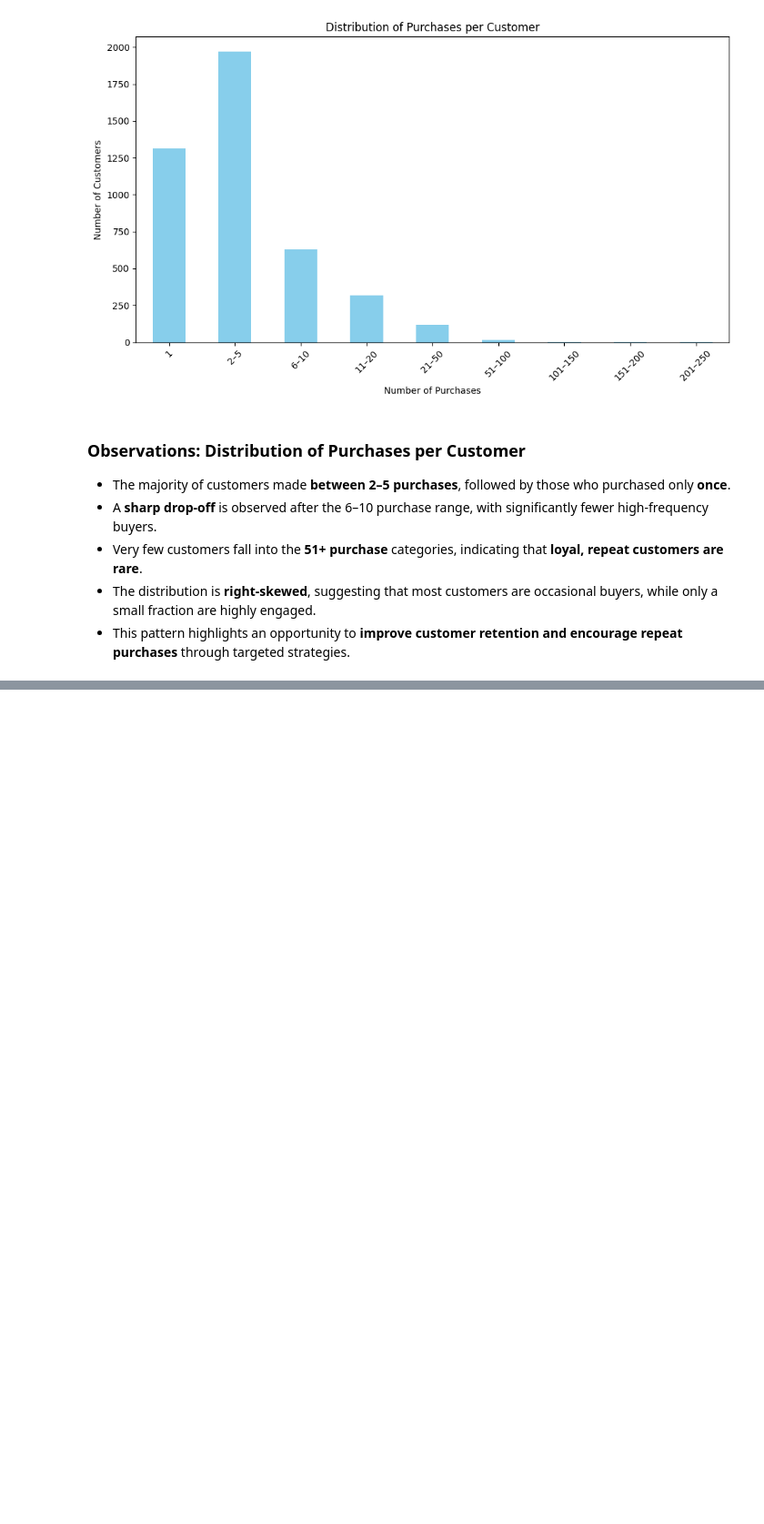
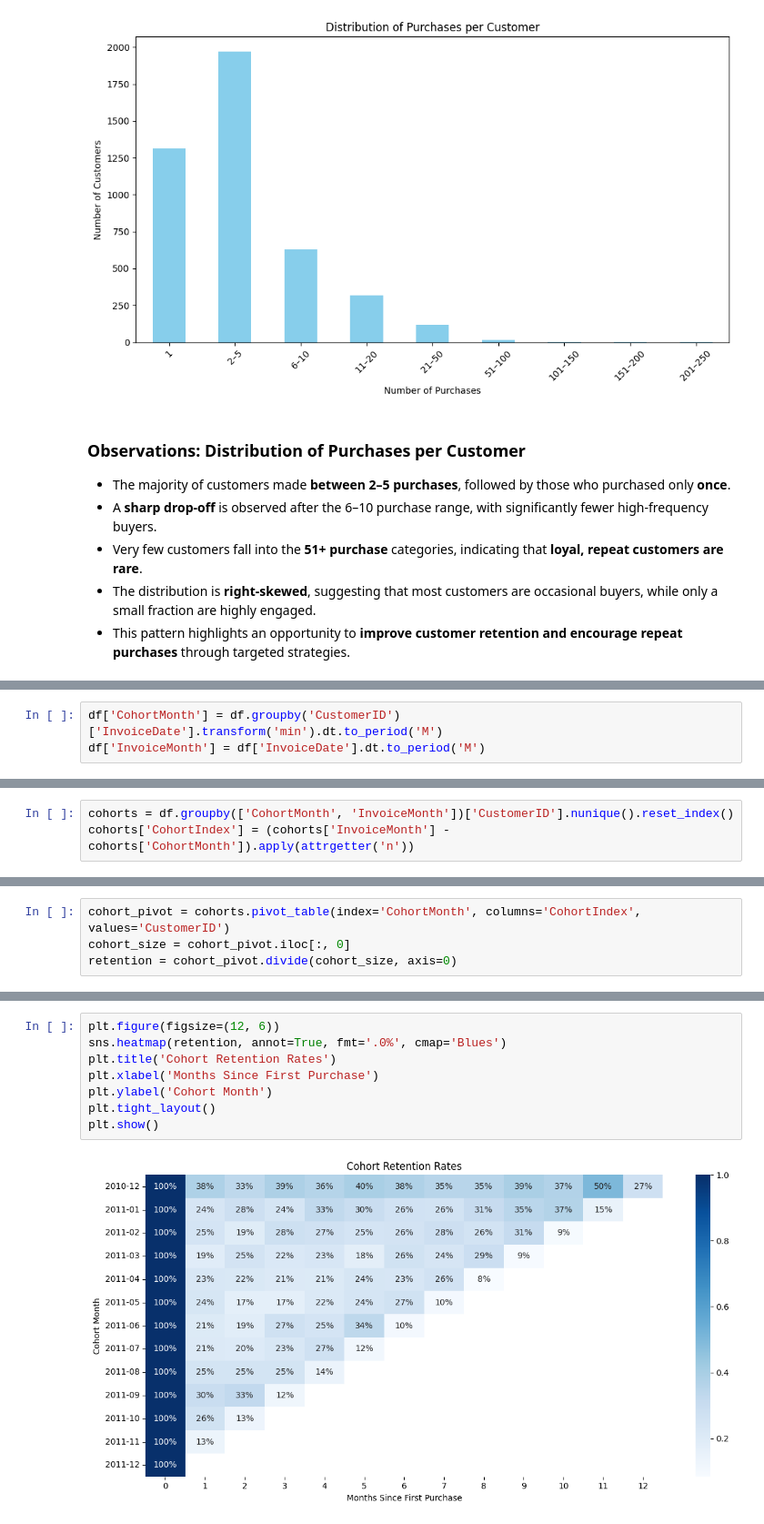
Before and after one commit to smksean/EShop-pro-cohort-analys, a Jupyter notebook: notebooks/Cohort-analysis.ipynb, the cells around one changed output, grey strips where cells are left out. Shown at 91% size. Cells and saved outputs as stored; diff of their text form; blank space fills up the shorter version.

```diff
--- a/notebooks/Cohort-analysis.ipynb
+++ b/notebooks/Cohort-analysis.ipynb
@@ -207,0 +223,3 @@ plt.show()
+# %%
+df['CohortMonth'] = df.groupby('CustomerID')['InvoiceDate'].transform('min').dt.to_period('M')
+df['InvoiceMonth'] = df['InvoiceDate'].dt.to_period('M')
@@ -207,0 +232,3 @@ plt.show()
+# %%
+cohorts = df.groupby(['CohortMonth', 'InvoiceMonth'])['CustomerID'].nunique().reset_index()
+cohorts['CohortIndex'] = (cohorts['InvoiceMonth'] - cohorts['CohortMonth']).apply(attrgetter('n'))
@@ -207,0 +239,4 @@ plt.show()
+# %%
+cohort_pivot = cohorts.pivot_table(index='CohortMonth', columns='CohortIndex', values='CustomerID')
+cohort_size = cohort_pivot.iloc[:, 0]
+retention = cohort_pivot.divide(cohort_size, axis=0)
@@ -207,0 +253,10 @@ plt.show()
+# %%
+plt.figure(figsize=(12, 6))
+sns.heatmap(retention, annot=True, fmt='.0%', cmap='Blues')
+plt.title('Cohort Retention Rates')
+plt.xlabel('Months Since First Purchase')
+plt.ylabel('Cohort Month')
+plt.tight_layout()
+plt.show()
+# %% [output]
+[figure, added]
```
Also changed, not shown: parts of 36 cells of this notebook, 7 other files.
